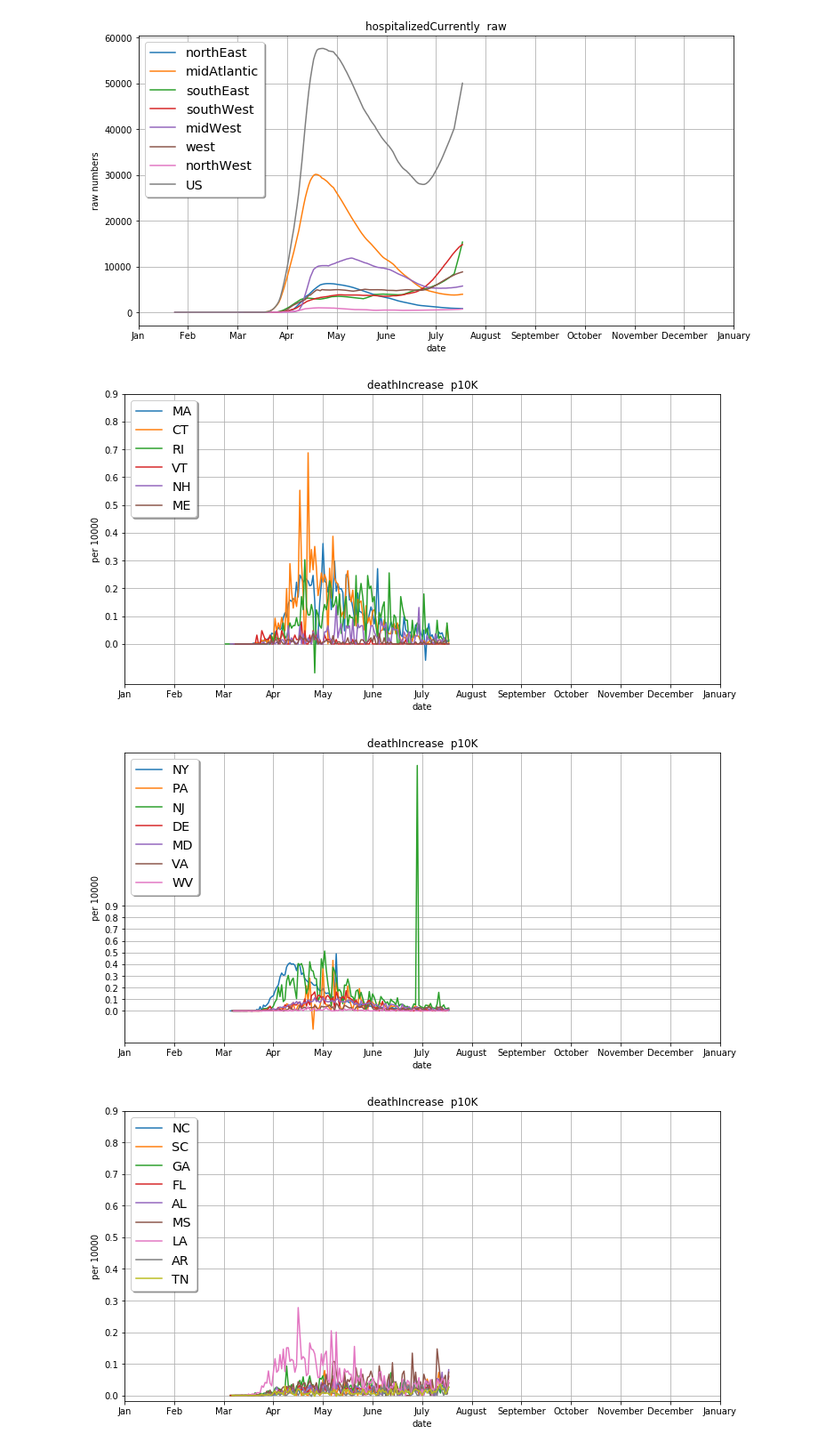
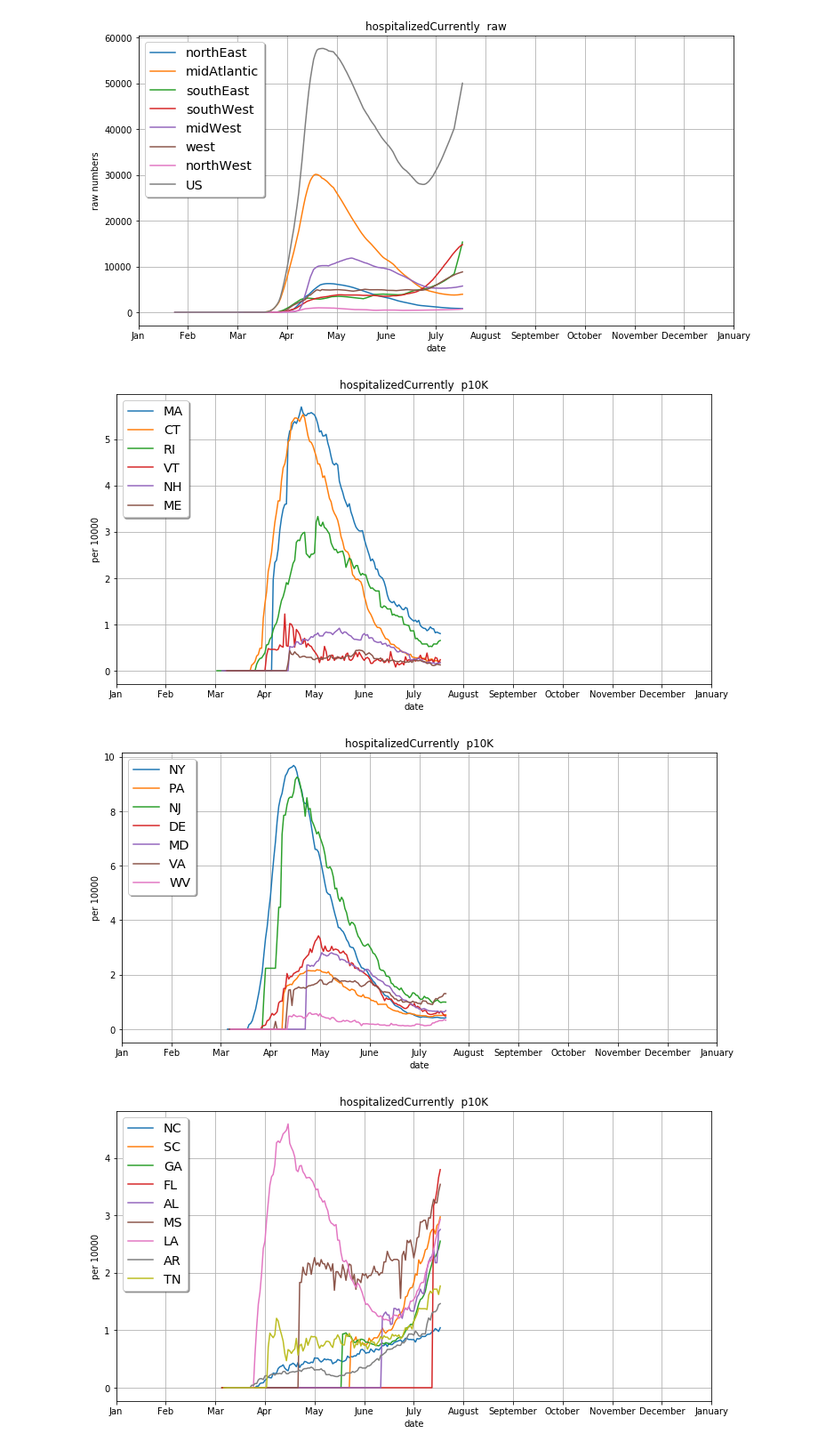
Before and after one commit to tjhickey724/covid19demo, a Jupyter notebook: Covid19RegionalAnalysis.ipynb, the cells around one changed output. Shown: that part at 89% size. Drawn from its saved outputs; the diff is of its cells as text; code cells hidden in the pictures.

```diff
--- a/Covid19RegionalAnalysis.ipynb
+++ b/Covid19RegionalAnalysis.ipynb
@@ -441,43 +441,43 @@ northWest = ['WY','MT','ID','OR','WA','AK']
 highestR = ['AZ','TX','FL','MS','CA','SC','LA','AL','GA']
 
 
-perCapita=
-averageByWeek=True
+perCapita=True
+averageByWeek=False
 
 plt.rcParams['figure.figsize'] = [12, 6]
 #fig, ax = plt.subplots()
 #field = 'positiveIncrease'
-field = 'deathIncrease'
-#field = "hospitalizedCurrently"
+#field = 'deathIncrease'
+field = "hospitalizedCurrently"
 #field = "hospitalizedCumulative"
 #field = "death"
 #field = "positive"
 #field = "hospitalized"
 #field = "inIcuCurrently"
 #field = "onVentilatorCurrently"
 #field = "totalTestResultsIncrease"
 ## here we can plot all of the states!!
 #for state in deepSouth:
 #    plotItems(collectData([state],field,{'perCapita':perCapita,'averageByWeek':averageByWeek}),state)
 
 options = {'perCapita':perCapita,'averageByWeek':averageByWeek}
 
 for region in [northEast,midAtlantic,southEast,southWest,midWest,west,northWest,highestR,states]:
   fig, ax = plt.subplots()
   for x in region:
     plotItems(collectData([x],field,options),x)
   for y in [0]:
     ax.set(xlabel='day of year',
        ylabel='per 10000' if perCapita else "raw numbers",
        title=field+" "+(" p10K" if perCapita else " raw"))
     plt.xlabel('date')
     plt.xticks([0,30,60,90,120,150,180,210,240,270,300,330,360],'Jan Feb Mar Apr May June July August September October November December January'.split(' '))
-    plt.yticks(np.arange(0,1,step=0.1))
+   # plt.yticks(np.arange(0,1,step=0.1))
     legend = ax.legend(loc='upper left', shadow=True, fontsize='x-large')
     ax.grid()
     flag = x
     fig.savefig("plot_"+flag+field+("_p10k" if perCapita else "_raw")+".png")
 # %% [output]
-[figure, old version]
+[figure, new version]
-[figure, old version]
+[figure, new version]
-[figure, old version]
+[figure, new version]
```
Also changed, not shown: parts of 1 cell of this notebook.
